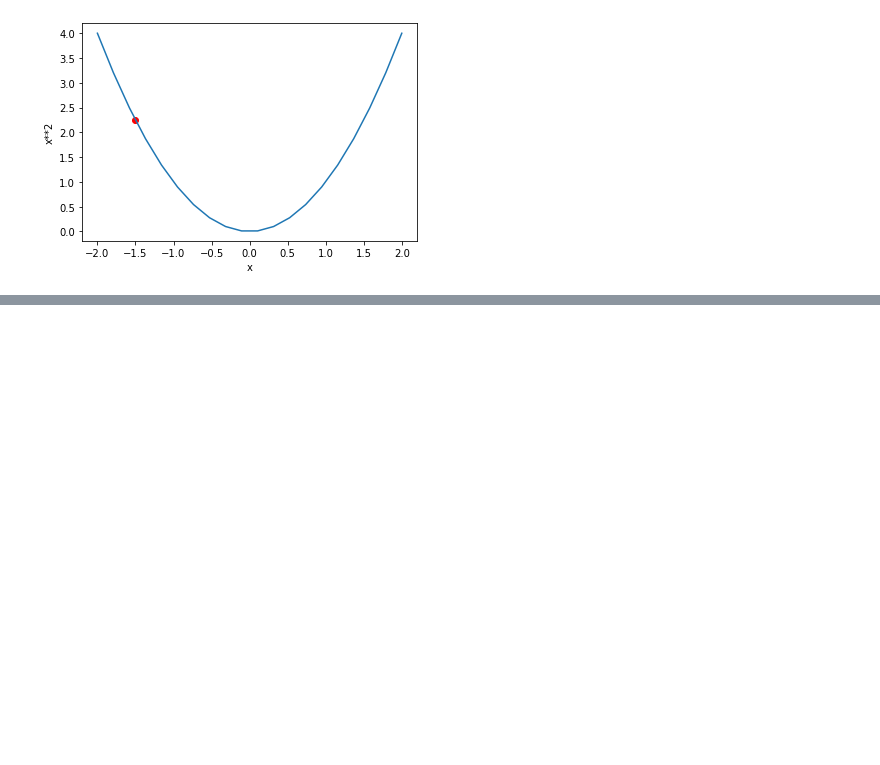
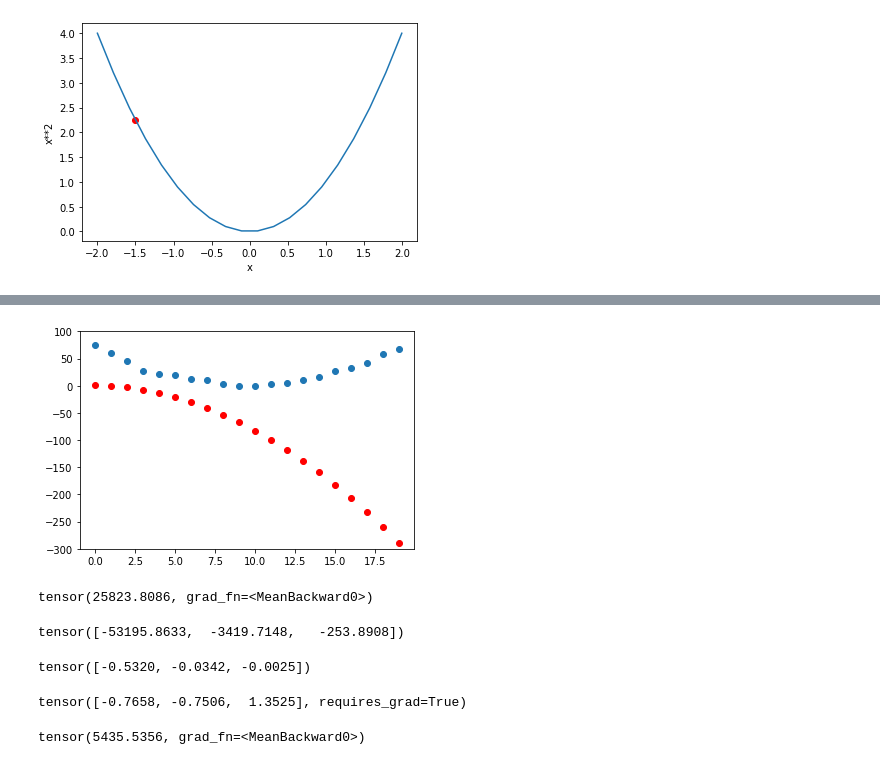
Before and after one commit to satani99/practical_deep_learning_for_coders, a Jupyter notebook: fast_ai_3.ipynb, the cells around one changed output, grey strips where cells are left out. Drawn from its saved outputs; the diff is of its cells as text; code cells hidden in the pictures; blank space fills up the shorter version.

```diff
--- a/fast_ai_3.ipynb
+++ b/fast_ai_3.ipynb
@@ -177,0 +217,4 @@ plt.scatter(-1.5, f(-1.5), color='red')
+# %%
+def f(t, params):
+  a, b, c = params
+  return a*(t**2) + (b*t) + c
@@ -177,0 +223,32 @@ plt.scatter(-1.5, f(-1.5), color='red')
+# %%
+params = torch.randn(3).requires_grad_()
+# %%
+preds = f(time, params)
+# %%
+def show_preds(preds, ax=None):
+  if ax is None: ax=plt.subplots()[1]
+  ax.scatter(time, speed)
+  ax.scatter(time, to_np(preds), color='red')
+  ax.set_ylim(-300, 100)
+
+show_preds(preds)
+# %% [output]
+[figure, added]
+# %%
+loss = mse(preds, speed)
+loss
+# %% [output]
+tensor(25823.8086, grad_fn=<MeanBackward0>)
+# %%
+loss.backward()
+params.grad
+# %% [output]
+tensor([-53195.8633,  -3419.7148,   -253.8908])
+# %%
+params.grad * 1e-5
+# %% [output]
+tensor([-0.5320, -0.0342, -0.0025])
+# %%
+params
+# %% [output]
+tensor([-0.7658, -0.7506,  1.3525], requires_grad=True)
@@ -177,0 +259,5 @@ plt.scatter(-1.5, f(-1.5), color='red')
+# %%
+preds = f(time, params)
+mse(preds, speed)
+# %% [output]
+tensor(5435.5356, grad_fn=<MeanBackward0>)
```
Also changed, not shown: parts of 19 cells of this notebook.
